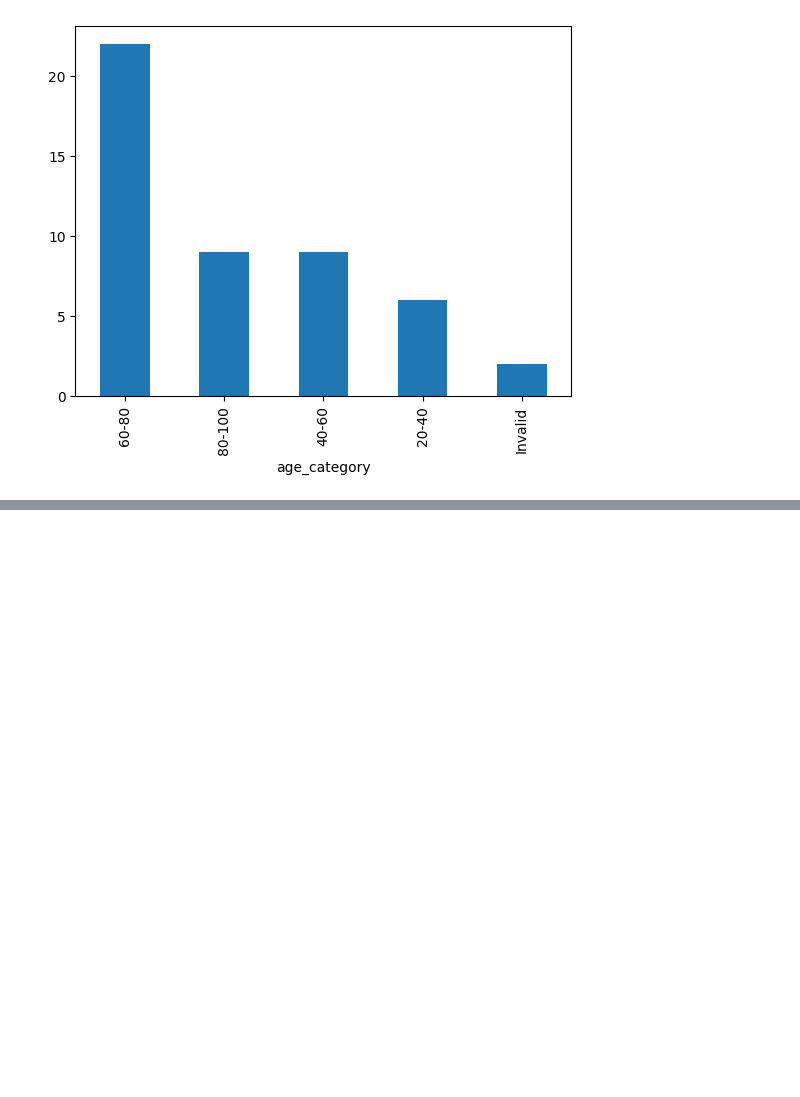
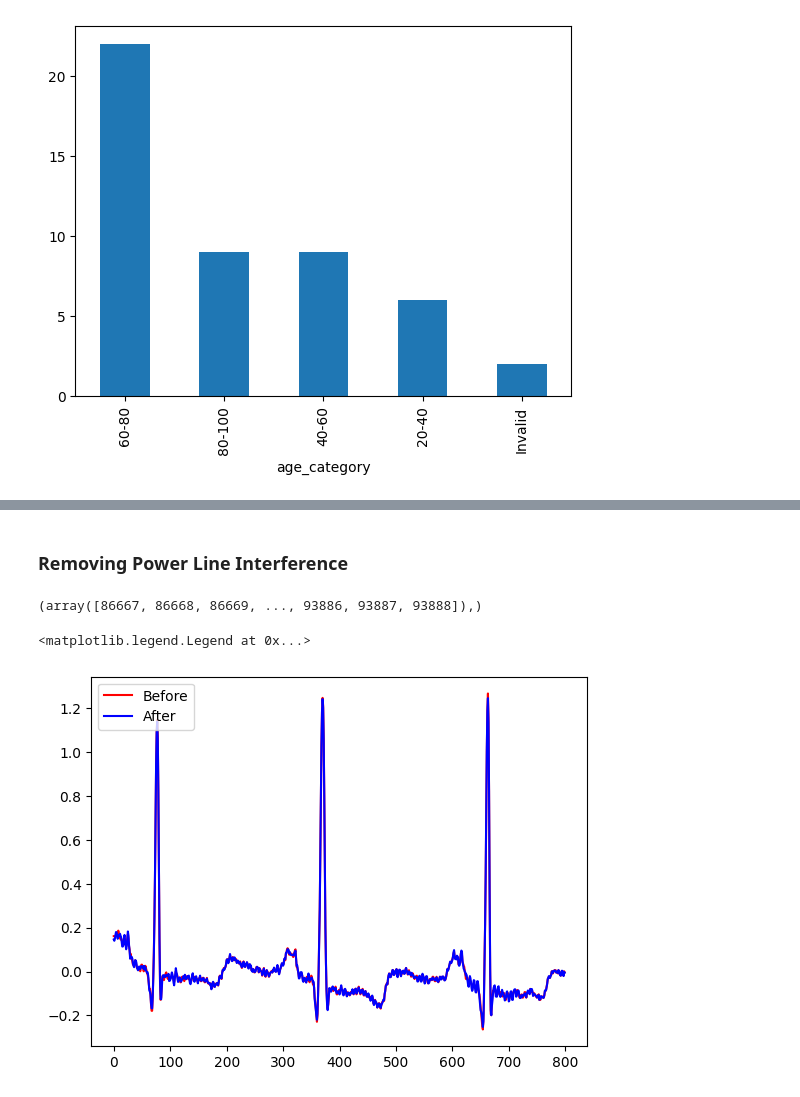
Before and after one commit to Alton1998/Arrhythmia-Detection, a Jupyter notebook: Arrhythmia Detection EDA.ipynb, the cells around one changed output, grey strips where cells are left out. Saved outputs shown, nothing was run; the diff lists cells and outputs as text; code cells hidden in the pictures; blank space fills up the shorter version.

```diff
--- a/Arrhythmia Detection EDA.ipynb
+++ b/Arrhythmia Detection EDA.ipynb
@@ -588,0 +504,17 @@ plt.plot(filtered)
+# %% [markdown]
+### Removing Power Line Interference
+# %%
+from utils.common_utils import remove_powerline_interference
+
+new_signal_after_removal_p_intr = remove_powerline_interference(
+    50, new_signal_after_removal_of_baseline_wandering, 360, 2
+)
+# %% [output]
+(array([86667, 86668, 86669, ..., 93886, 93887, 93888]),)
+# %%
+plt.plot(new_signal_after_removal_of_baseline_wandering[:800], color="red")
+plt.plot(new_signal_after_removal_p_intr[:800], color="blue")
+plt.legend(("Before", "After"))
+# %% [output]
+<matplotlib.legend.Legend at 0x...>
+[figure, added]
```
Also changed, not shown: parts of 63 cells of this notebook, 3 other files.
